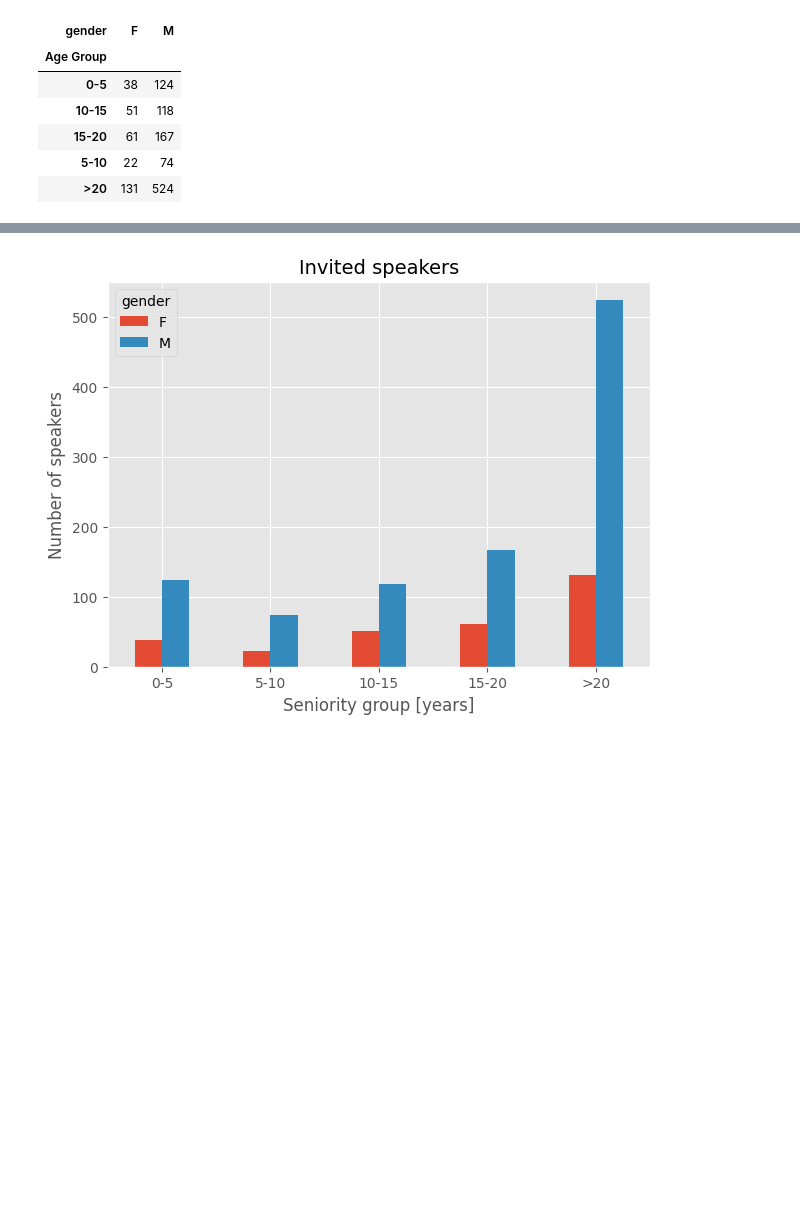
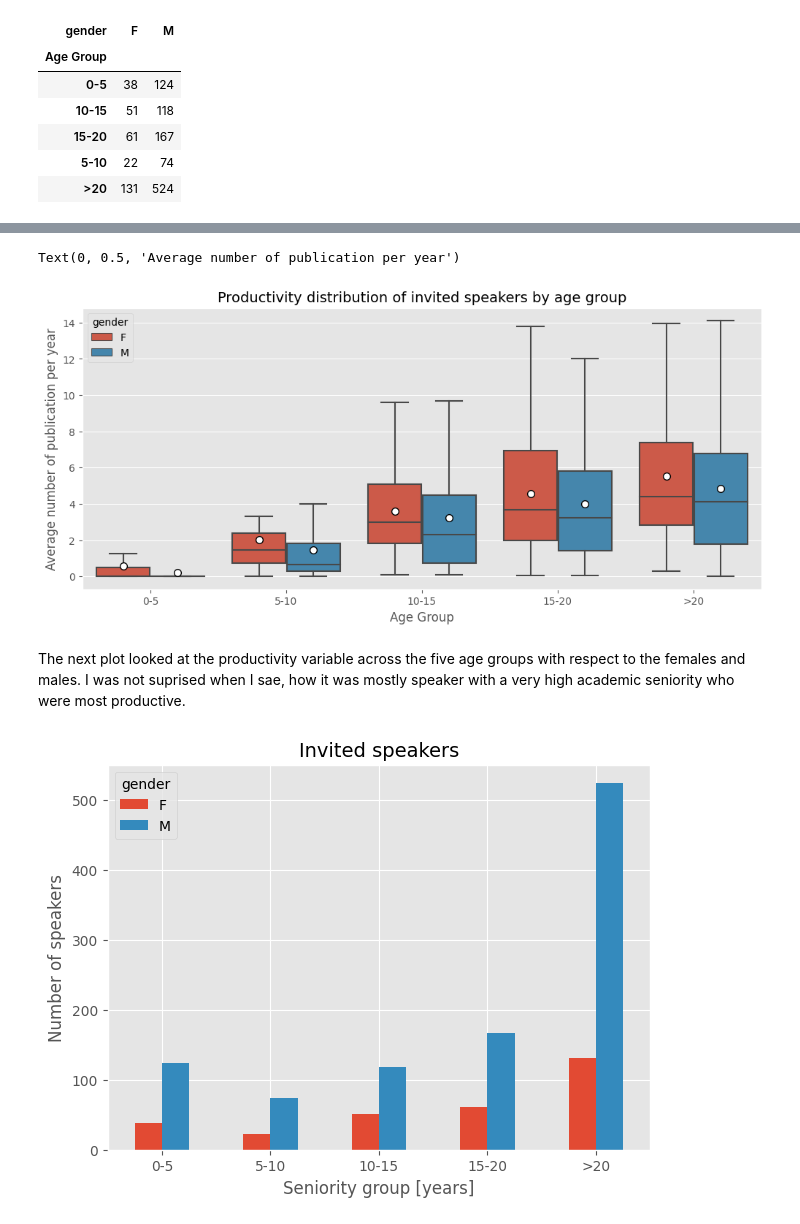
Before and after one commit to mariespedersen/Thesis_github, a Jupyter notebook: Descriptive_Analysis.ipynb, the cells around one changed output, grey strips where cells are left out. Cells and saved outputs as stored; diff of their text form; code cells hidden in the pictures; blank space fills up the shorter version.

```diff
--- a/Descriptive_Analysis.ipynb
+++ b/Descriptive_Analysis.ipynb
@@ -462,3 +525,25 @@ counts
+# %%
+age_order = ['0-5', '5-10', '10-15', '15-20', '>20']
+hue_order = ['F', 'M']
+
+plt.figure(figsize=(12, 5))
+sns.boxplot(x="Age Group",
+            y="Productivity",
+            hue='gender',
+            data=df_invited,
+            order=age_order,
+            hue_order=hue_order,
+            showfliers=False,
+            showmeans=True,
+            meanprops={"marker":"o","markerfacecolor":"white", "markeredgecolor":"black", "markersize":"7"}, )
+plt.title('Productivity distribution of invited speakers by age group', fontsize=14)
+plt.xlabel('Age Group', fontsize=12)
+plt.ylabel('Average number of publication per year', fontsize=12)
+# %% [output]
+Text(0, 0.5, 'Average number of publication per year')
+[figure, added]
+# %% [markdown]
+The next plot looked at the productivity variable across the five age groups with respect to the females and males. I was not suprised when I sae, how it was mostly speaker with a very high academic seniority who were most productive.
 # %%
 order = ['0-5', '5-10', '10-15', '15-20', '>20']
 counts = df_invited.groupby('Age Group')['gender'].value_counts().unstack()
```
Also changed, not shown: parts of 5 cells of this notebook.
